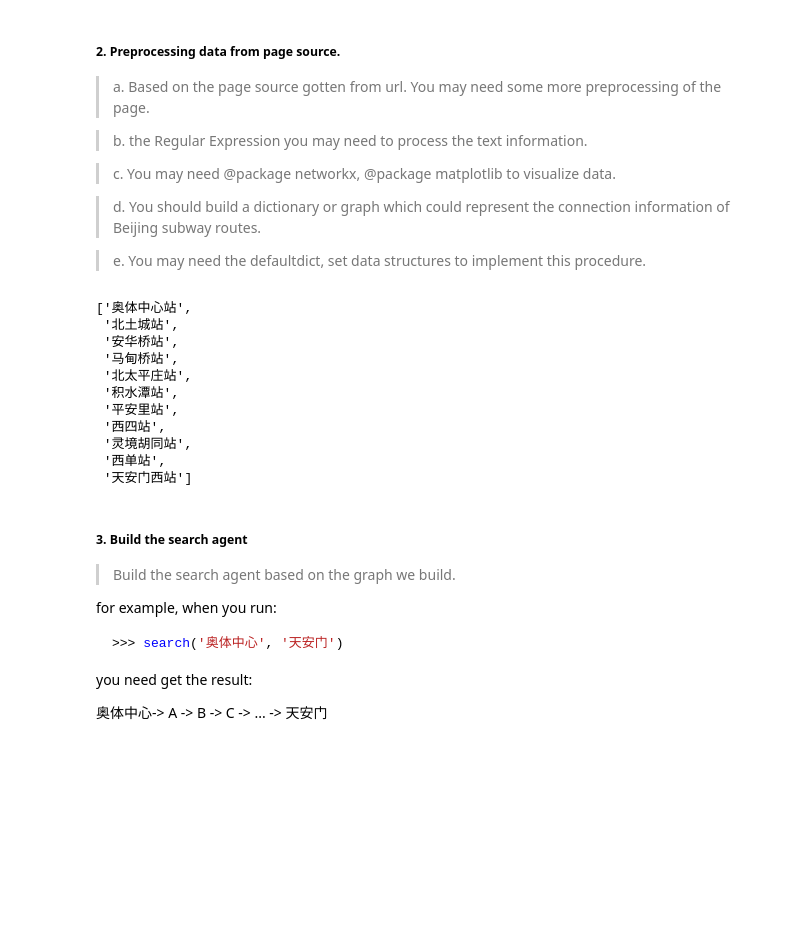
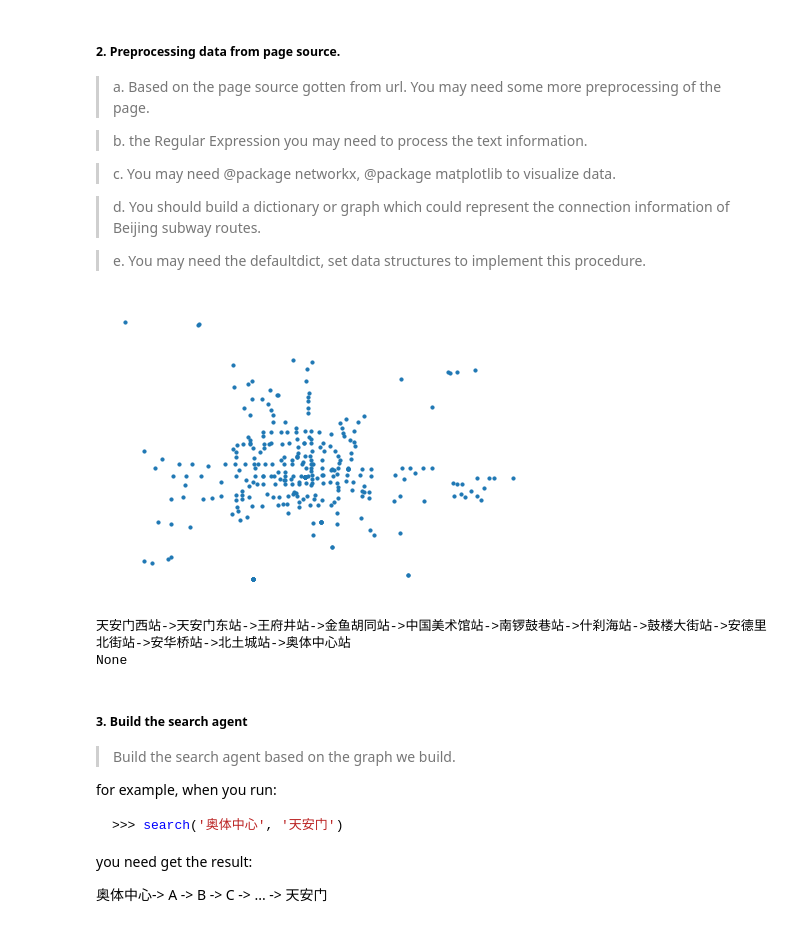
Before and after one commit to comingboy0701/NLP-learning, a Jupyter notebook: assignments_02/Assignment-02.ipynb, the cells around one changed output. Cells and saved outputs as stored; diff of their text form; code cells hidden in the pictures; blank space fills up the shorter version.

```diff
--- a/assignments_02/Assignment-02.ipynb
+++ b/assignments_02/Assignment-02.ipynb
@@ -151,11 +151,12 @@ Question: Why do we use BFS to traverse web page (or someone said, build a web s
 from collections import defaultdict
 import networkx as nx
 import matplotlib.pyplot as plt
+import math
 plt.rcParams['font.sans-serif'] = ['SimHei']
 plt.rcParams['axes.unicode_minus'] = False
 
 
-with open('station_1.csv','r') as f:
+with open('station_2.csv','r') as f:
     location_cn = f.readlines()
     sub_stations = {}
     for sub in location_cn:
@@ -167,80 +168,70 @@ station_connection = defaultdict(list)
 for key,value in sub_stations.items():
     station_connection[value[0]].append(value[1].strip())
     station_connection[value[-1]].append(value[-2].strip())
     for index,station in enumerate(value[1:-1]):
         last_station = value[index].strip()
         station_connection[station].append(last_station)
         next_station = value[index+2].strip()
         station_connection[station].append(next_station)
 
 for key, value in station_connection.items():
     station_connection[key] = list(set(value))
 
 
 with open('station_lati_1.csv','r') as f:
     stations_read = f.readlines()
     stations_location = {}
     for stations in stations_read:
         station = stations.strip().split(':')
         station_cn = station[0].split()[1]
         lati = tuple(map(float, station[1].split(',')))
         stations_location[station_cn] = lati
 #         print(station_cn,lati)
 
 cities = list(stations_location.keys())
 city_graph = nx.Graph()
 city_graph.add_nodes_from(cities)
 plt.figure(1)
-nx.draw(city_graph, stations_location, with_labels=False, node_size=10)
+
+stations_new = {}
+for key, value in station_connection.items():
+    stations_new[key] = stations_location[key]
+cities = list(stations_new.keys())
+city_graph = nx.Graph()
+city_graph.add_nodes_from(cities)
+nx.draw(city_graph, stations_new, with_labels=False, node_size=10)
 
 station_connection_graph = nx.Graph(station_connection)
 
-plt.figure(2)
-nx.draw(station_connection_graph, stations_location, with_labels=False, node_size=10)
+# plt.figure(2) # 我从高德地图获取的经纬度是不对的，所以我没画连接图
+# nx.draw(station_connection_graph, stations_location, with_labels=True, node_size=10)
+# %% [output]
+[figure, added]
 # %%
-def is_goal(desitination):
-    def _wrap(current_path):
-        return current_path[-1] == desitination
-    return _wrap
-
-
-def search(graph, start, is_goal, search_strategy):
-    pathes = [[start] ]
-    seen = set()
-
+def search (station1,station2,connnection_grpah):
+    pathes = [[station1]]
+    vistied = set()
     while pathes:
         path = pathes.pop(0)
-        froniter = path[-1]
+        froninter = path[-1]
+        if froninter in vistied: continue
+        successors = connnection_grpah[froninter]
+        for station in successors:
+            if station in path:continue
+            new_path = path + [station]
+            pathes.append(new_path)
+            if station == station2: return new_path
+        vistied.add(froninter)
+def pretty_print(stations):
+    print('->'.join(stations))
 
-        if froniter in seen: continue
-
-        successors = graph[froniter]
-
-        for city in successors:
-            if city in path: continue
-
-            new_path = path+[city]
-
-            pathes.append(new_path)
-
-            if is_goal(new_path): return new_path
-#        print('len(pathes)={}'.format(pathes))
-        seen.add(froniter)
-        pathes = search_strategy(pathes)
-
-search(station_connection, start='奥体中心站', is_goal=is_goal('天安门西站'), search_strategy=lambda n: n)
+station1 = '天安门西站'
+station2 = '奥体中心站'
+stations = search(station1,station2,station_connection)
+print(pretty_print(stations))
 # %% [output]
-['奥体中心站',
- '北土城站',
- '安华桥站',
- '马甸桥站',
- '北太平庄站',
- '积水潭站',
- '平安里站',
- '西四站',
- '灵境胡同站',
- '西单站',
- '天安门西站']
+天安门西站->天安门东站->王府井站->金鱼胡同站->中国美术馆站->南锣鼓巷站->什刹海站->鼓楼大街站->安德里北街站->安华桥站->北土城站->奥体中心站
+None
 # %% [markdown]
 ##### 3. Build the search agent
 
```
Also changed, not shown: parts of 5 cells of this notebook, 4 other files.
